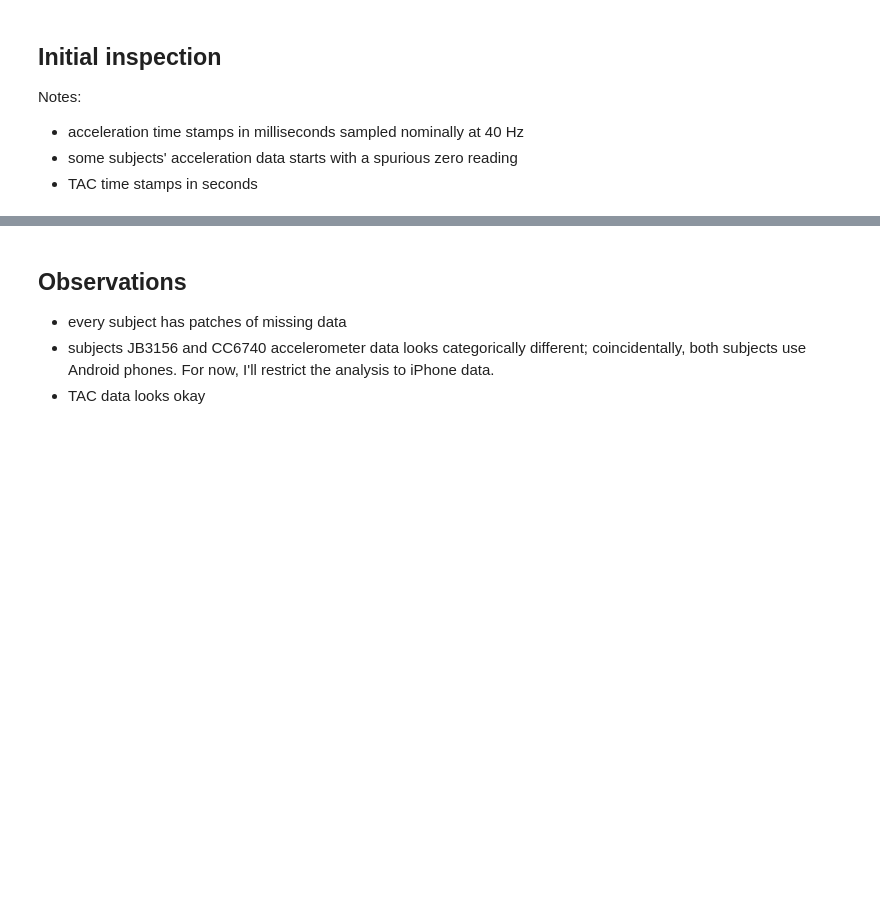
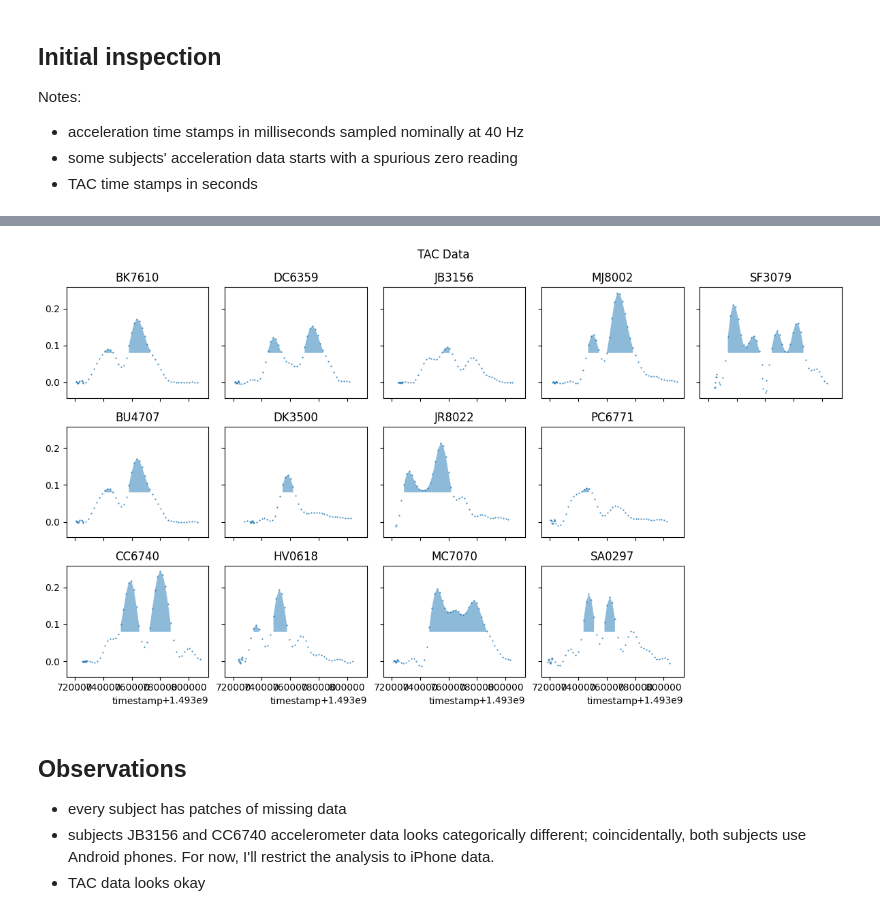
Before and after one commit to eatai/bar_crawl, a Jupyter notebook: BarCrawl_Classification.ipynb, the cells around one changed output, grey strips where cells are left out. Cells and saved outputs as stored; diff of their text form; code cells hidden in the pictures; blank space fills up the shorter version.

```diff
--- a/BarCrawl_Classification.ipynb
+++ b/BarCrawl_Classification.ipynb
@@ -148,12 +141,6 @@ Notes:
  - acceleration time stamps in milliseconds sampled nominally at 40 Hz
  - some subjects' acceleration data starts with a spurious zero reading
  - TAC time stamps in seconds
-# %%
-for pid in pid_list:
-    print(acc_df[pid].head(2))
-# %%
-for pid in pid_list:
-    print(tac_df[pid].head(2))
 # %%
 fig, ax = plt.subplots(3,5, figsize=(12,7), sharex=True, sharey = True)
 
@@ -171,16 +160,21 @@ plt.show()
 # %%
-fig, ax = plt.subplots(3,5, figsize=(12,7), sharey=True)
+fig, ax = plt.subplots(3,5, figsize=(12,7), sharey=True, sharex=True)
 
 
 for k, pid in enumerate(pid_list):
-    tac_df[pid].iloc[1:-1].plot(x='timestamp', y = 'TAC_Reading', marker = '.', markersize=1, linestyle = 'none', ax = ax[k%3, int(np.floor(k/3))], legend=False)
-    ax[k%3, int(np.floor(k/3))].set_title(pid)
+    df = tac_df[pid].iloc[1:-1]
+    i,j = k%3, int(np.floor(k/3))
+    df.plot(x='timestamp', y = 'TAC_Reading', marker = '.', markersize=1, linestyle = 'none', ax = ax[i,j], legend=False)
+    ax[i,j].fill_between(df['timestamp'], TAC_limit, df['TAC_Reading'], where = df['TAC_Reading']>=TAC_limit, alpha=0.5)
+    ax[i,j].set_title(pid)
 
 fig.suptitle('TAC Data')
 fig.delaxes(ax[1,4])
 fig.delaxes(ax[2,4])
 plt.tight_layout()
 plt.show()
+# %% [output]
+[figure, added]
 # %% [markdown]
 ## Observations
 
```
Also changed, not shown: parts of 58 cells of this notebook, 2 other files.
